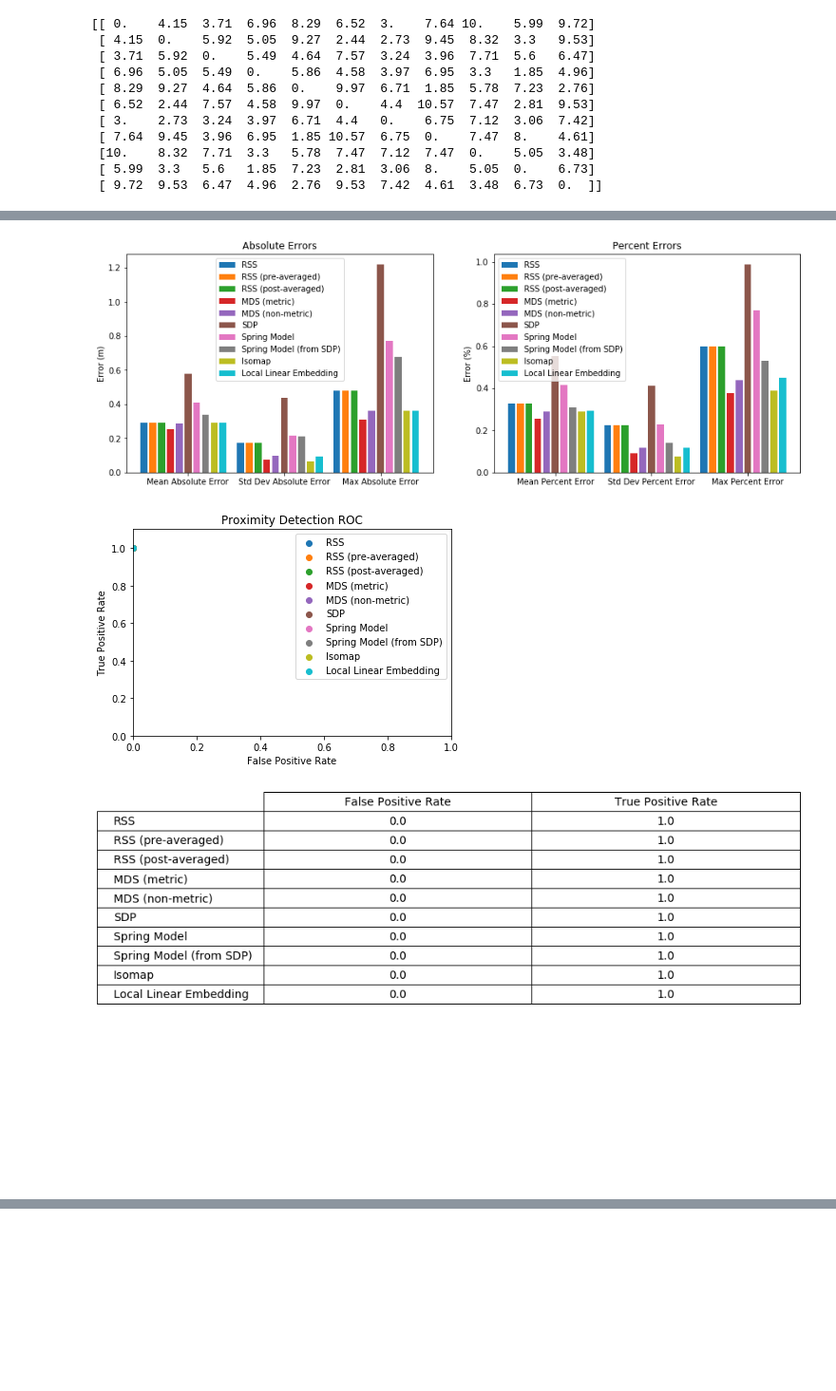
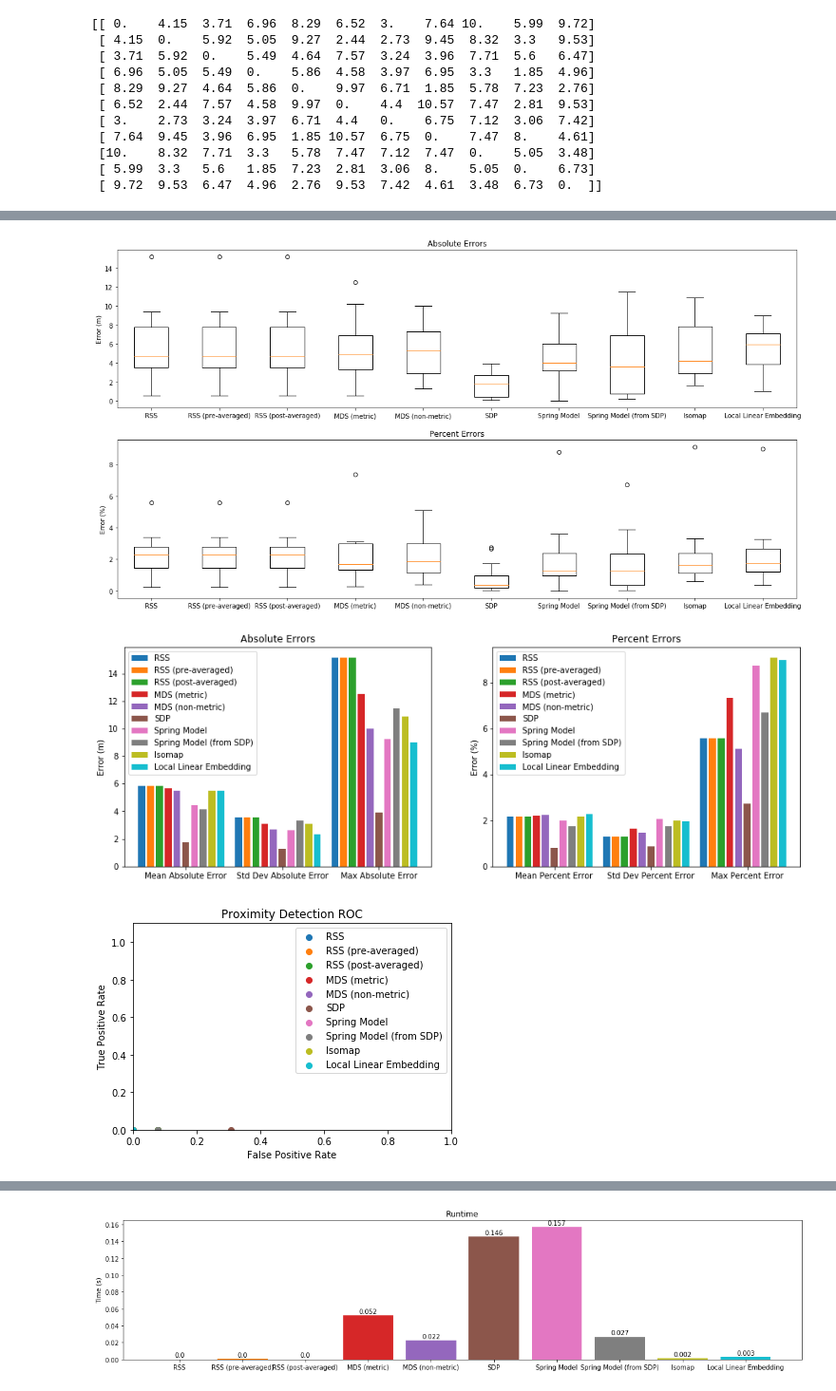
Before and after one commit to ANRGUSC/WirelessRangeEstimation, a Jupyter notebook: visualization_notebook.ipynb, the cells around one changed output, grey strips where cells are left out. Shown: that part at 95% size. Saved outputs shown, nothing was run; the diff lists cells and outputs as text; code cells hidden in the pictures; blank space fills up the shorter version.

Commit message:
scenario images, boxplots

```diff
--- a/visualization_notebook.ipynb
+++ b/visualization_notebook.ipynb
@@ -48,7 +48,7 @@ import json
 with open("scenario_data.json") as f:
     scenarios = json.load(f)
 # %%
-scen = scenarios["phone_table"]
+scen = scenarios["complex_grocery"]
 # %%
 n = len(scen["locs"])
 params = scen["params"]
@@ -70,4 +82,8 @@ print(rss_matrix)
 # %%
+fig0, (ax_a, ax_b) = plt.subplots(2,1,figsize=(19,10))
+ax_a_values = []
+ax_b_values = []
+
 ##### ERROR PLOTS ###########
 fig1, (ax1, ax2) = plt.subplots(1,2,figsize = (15,5))
 metrics1 = ["MAE", "STDAE", "maxAE"]
@@ -100,7 +116,7 @@ classification = []
 fig4, ((ax5, ax6), (ax7, ax8)) = plt.subplots(2,2,figsize = (15,10))
 
 ##### RUNTIME #####
-fig5, ax9 = plt.subplots()
+fig5, ax9 = plt.subplots(figsize=(19,4))
 
 for i, model in enumerate(models):
     dist_matrix, est_locs, time_elapsed = estimate_distance_matrix(rss_matrix,use_model=model,estimate_distance_params=params,spring_model_params=spring_params)
@@ -122,6 +138,9 @@ for i, model in enumerate(models):
 
     ax1.bar(x+i, [MAE, STDAE, maxAE], label=model_names[model])
     ax2.bar(x+i, [MPE, STDPE, maxPE], label=model_names[model])
+
+    ax_a_values.append(absolute_errors)
+    ax_b_values.append(percent_errors)
 
     try:
         FPR = FP/(FP+TN)
@@ -159,6 +178,16 @@ for i, model in enumerate(models):
                 textcoords="offset points",
                 ha='center', va='bottom')
 
+ax_a.boxplot(ax_a_values)
+ax_a.set_xticklabels(list(model_names.values()))
+ax_a.set_ylabel('Error (m)')
+ax_a.set_title('Absolute Errors')
+
+ax_b.boxplot(ax_b_values)
+ax_b.set_xticklabels(list(model_names.values()))
+ax_b.set_ylabel('Error (%)')
+ax_b.set_title('Percent Errors')
+
 ##### ERROR PLOTS ###########
 ax1.set_ylabel('Error (m)')
 ax1.set_title('Absolute Errors')
@@ -185,37 +214,39 @@ ax3.legend()
 
 classification = np.round(classification,3)
 df = pd.DataFrame(np.array(classification),columns=["False Positive Rate","True Positive Rate"])
-the_table = ax4.table(cellText=df.values,colLabels=df.columns,loc='top',cellLoc='center',rowLabels=list(model_names.values()))
+the_table = ax4.table(cellText=df.values,colLabels=df.columns,loc='top',cellLoc='center',
+                      rowLabels=list(model_names.values()),colWidths=[0.3 for x in df.columns],)
 the_table.auto_set_font_size(False)
 the_table.set_fontsize(14)
 the_table.scale(2, 2)
 
 ########### PROB DENSITIES ############
 ax5.set_title("Absolute Error PDF")
 ax5.set_xlabel("Error (m)")
 ax5.set_ylabel("Probability")
 ax5.legend()
 ax6.set_title("Percent Error PDF")
 ax6.set_xlabel("Error (%)")
 ax6.set_ylabel("Probability")
 ax6.legend()
 ax7.set_title("Absolute Error CDF")
 ax7.set_xlabel("Error (m)")
 ax7.set_ylabel("Cumulative Probability")
 ax7.legend()
 ax8.set_title("Percent Error CDF")
 ax8.set_xlabel("Error (%)")
 ax8.set_ylabel("Cumulative Probability")
 ax8.legend()
 
 ### RUNTIME ####
-ax9.legend()
+# ax9.legend()
 ax9.set_ylabel('Time (s)')
 ax9.set_title('Runtime')
-# ax9.set_xticklabels(list(model_names.values()))
+ax9.set_xticks([0,1,2,3,4,5,6,7,8,9])
+ax9.set_xticklabels(list(model_names.values()))
 
 plt.show()
 # %% [output]
-[figure, old version]
+[figure, new version]
-[figure, old version]
+[figure, new version]
-[figure, old version]
+[figure, new version]
@@ -223,0 +255 @@ plt.show()
+[figure, added]
```
Also changed, not shown: parts of 2 cells of this notebook, 29 other files.
